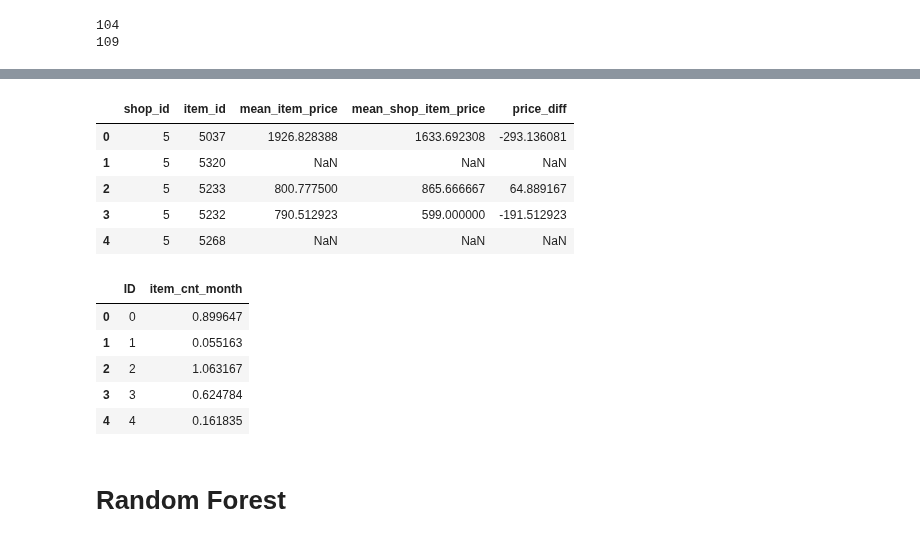
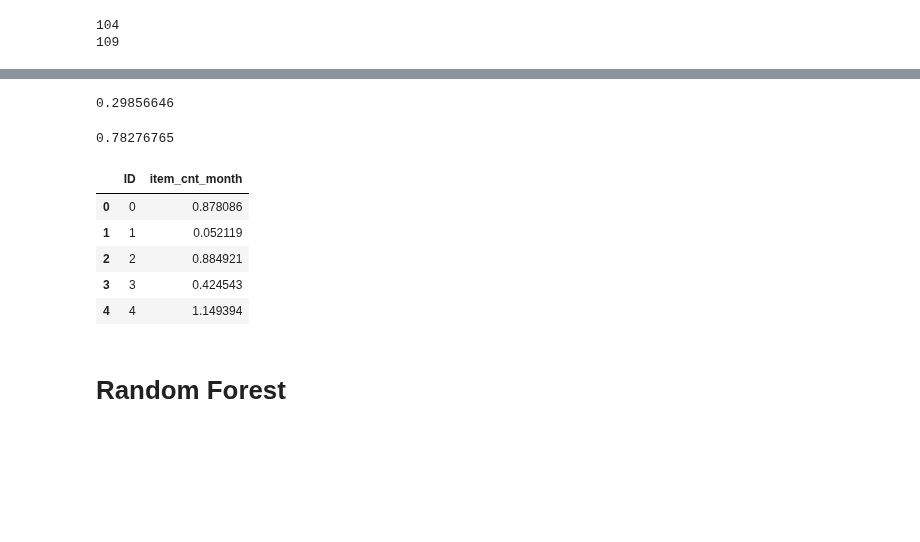
Before and after one commit to GatzZ/competitive-data-science-final-project, a Jupyter notebook: Main.ipynb, the cells around one changed output, grey strips where cells are left out. Saved outputs shown, nothing was run; the diff lists cells and outputs as text; code cells hidden in the pictures; blank space fills up the shorter version.

```diff
--- a/Main.ipynb
+++ b/Main.ipynb
@@ -492,14 +564,14 @@ else:
 
 X_val = df_months.iloc[:, val_col - n_months:val_col].values
 y_val = df_months.iloc[:, val_col].values
-X_val = sparse.hstack((X_price, X_onehot, X_label, apply_mean_encode(X_val, enc_cols), num_cols(X_val)))
+X_val = sparse.hstack((X_onehot, X_label, apply_mean_encode(X_val, enc_cols), num_cols(X_val)))
 # y_val = df_months.iloc[:, val_col].values - df_months.iloc[:, val_col-1].values
 # %%
 last_col = -1
 X_last = df_months.iloc[:, last_col - n_months:last_col].values
 
 
-X_last = sparse.hstack((X_price, X_onehot, X_label, apply_mean_encode(X_last, enc_cols), num_cols(X_last)))
+X_last = sparse.hstack((X_onehot, X_label, apply_mean_encode(X_last, enc_cols), num_cols(X_last)))
 y_last = df_months.iloc[:, last_col].values
 
 xgblast = xgb.DMatrix(X_last)
@@ -511,7 +583,7 @@ param = {'max_depth': 5,
          'subsample': 0.8,
          'colsample_bytree': 0.8,
          #          'min_child_weight':0.5,
-         'eta': 0.1,
+         'eta': 0.2,
 #          'seed': 1,
          'eval_metric': 'rmse'}
 
@@ -537,7 +609,7 @@ for i in range(n_trees):
 
     xgbtrain = xgb.DMatrix(X_train_cum, y_train_cum)
     watchlist = [(xgbtrain, 'train'), (xgbval, 'val')]
-    bst = xgb.train(param, xgbtrain, num_boost_round=55,evals=watchlist, early_stopping_rounds=10, verbose_eval=1)
+    bst = xgb.train(param, xgbtrain, num_boost_round=20, evals=watchlist, early_stopping_rounds=10, verbose_eval=1)
 
     bsts.append(bst)
     bst.save_model('models/{}.model'.format(i))
@@ -600,3 +672,12 @@ df_test.iloc[:, -34:] = df_test.iloc[:, -34:].fillna(0)
 
 df_test_cats = df_test[['ID', 'shop_id', 'item_id']].merge(df_cats, how='left', on=['shop_id', 'item_id'])
 df_test_cats.head()
+
+X_test_label = sparse.csr_matrix(df_test_cats[label_cols].values)
+
+X_test_onehot = onehot_enc.transform(df_test_cats.loc[:, onehot_cols])
+X_test = df_test.iloc[:, -n_months:].values
+
+X_test = sparse.hstack((X_test_onehot, X_test_label, apply_mean_encode(X_test, enc_cols, df_cats=df_test_cats), num_cols(X_test)))
+
+xgbtest = xgb.DMatrix(X_test)
@@ -610,12 +683,0 @@ df_test_cats.head()
-# %%
-df_test_price = df_test_cats[['shop_id', 'item_id']].merge(df_item_price, 'left')
-df_test_price = df_test_price.merge(df_shop_item_price, 'left')
-df_test_price.loc[:, 'price_diff'] = df_test_price['mean_shop_item_price'] - df_test_price['mean_item_price']
-df_test_price.head()
-# %% [output]
-|  | shop_id | item_id | mean_item_price | mean_shop_item_price | price_diff |
-| 0 | 5 | 5037 | 1926.828388 | 1633.692308 | -293.136081 |
-| 1 | 5 | 5320 | NaN | NaN | NaN |
-| 2 | 5 | 5233 | 800.777500 | 865.666667 | 64.889167 |
-| 3 | 5 | 5232 | 790.512923 | 599.000000 | -191.512923 |
-| 4 | 5 | 5268 | NaN | NaN | NaN |
@@ -633,21 +684,27 @@ xgbtest = xgb.DMatrix(X_test)
 # %%
 preds = predict_func(xgbtest, bsts)
 preds = np.clip(preds, 0, 20)
+
+print(np.mean(preds))
+np.std(preds)
+# %% [output]
+0.29856646
+0.78276765
 # %%
 # Normalize prediction to [0-20]
-sub_df = pd.DataFrame({'ID':df_test.ID,'item_cnt_month': preds})
+sub_df = pd.DataFrame({'ID':df_test.ID,'item_cnt_month': preds-0.01})
 from datetime import datetime
 
 sub_df.to_csv('submission/xgboost_{}.csv'.format(datetime.now().strftime('%Y-%m-%d %H-%M-%S')),index=False)
 
 sub_df.head()
 # %% [output]
 |  | ID | item_cnt_month |
-| 0 | 0 | 0.899647 |
-| 1 | 1 | 0.055163 |
-| 2 | 2 | 1.063167 |
-| 3 | 3 | 0.624784 |
-| 4 | 4 | 0.161835 |
+| 0 | 0 | 0.878086 |
+| 1 | 1 | 0.052119 |
+| 2 | 2 | 0.884921 |
+| 3 | 3 | 0.424543 |
+| 4 | 4 | 1.149394 |
 # %% [markdown]
 # Random Forest
 # %%
```
Also changed, not shown: parts of 28 cells of this notebook, 2 other files.
